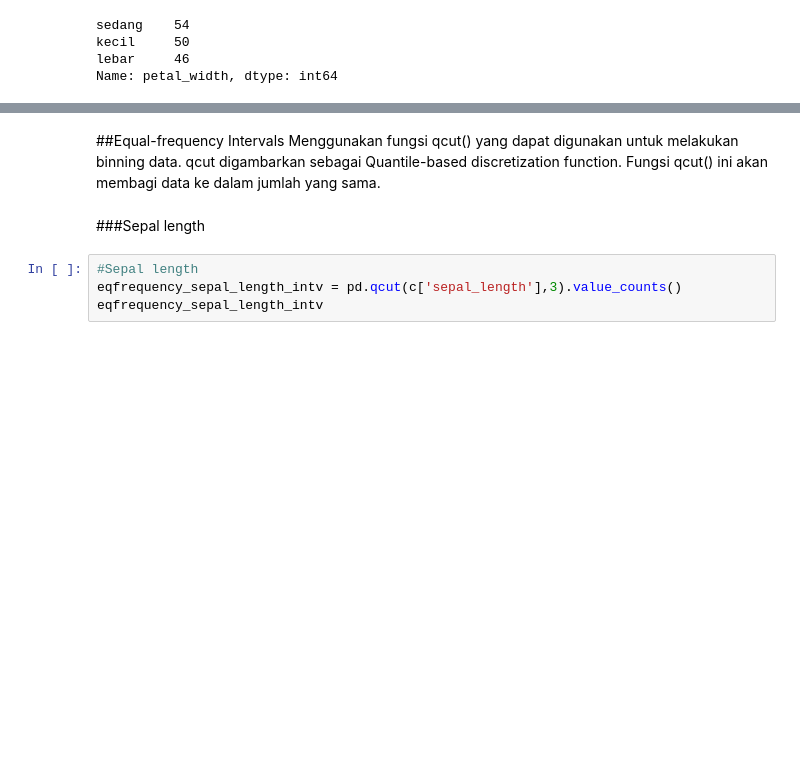
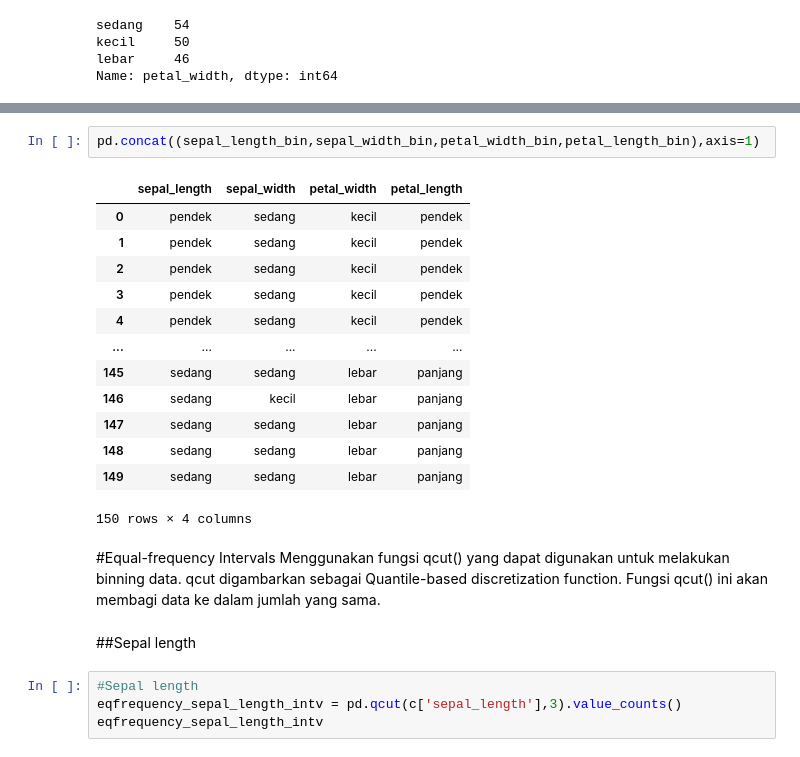
Before and after one commit to Amelia039/datamining, a Jupyter notebook: _sources/tugas2.ipynb, the cells around one changed output, grey strips where cells are left out. Saved outputs shown, nothing was run; the diff lists cells and outputs as text; blank space fills up the shorter version.

```diff
--- a/_sources/tugas2.ipynb
+++ b/_sources/tugas2.ipynb
@@ -211,12 +217,28 @@ pd.concat((c['petal_width'],petal_width_bin),axis=1)
 | 148 | 2.3 | lebar |
 | 149 | 1.8 | lebar |
 150 rows × 2 columns
+# %%
+pd.concat((sepal_length_bin,sepal_width_bin,petal_width_bin,petal_length_bin),axis=1)
+# %% [output]
+|  | sepal_length | sepal_width | petal_width | petal_length |
+| 0 | pendek | sedang | kecil | pendek |
+| 1 | pendek | sedang | kecil | pendek |
+| 2 | pendek | sedang | kecil | pendek |
+| 3 | pendek | sedang | kecil | pendek |
+| 4 | pendek | sedang | kecil | pendek |
+| ... | ... | ... | ... | ... |
+| 145 | sedang | sedang | lebar | panjang |
+| 146 | sedang | kecil | lebar | panjang |
+| 147 | sedang | sedang | lebar | panjang |
+| 148 | sedang | sedang | lebar | panjang |
+| 149 | sedang | sedang | lebar | panjang |
+150 rows × 4 columns
 # %% [markdown]
-##Equal-frequency Intervals
+#Equal-frequency Intervals
 Menggunakan fungsi qcut() yang dapat digunakan untuk melakukan binning data. qcut digambarkan sebagai Quantile-based discretization function.
 Fungsi qcut() ini akan membagi data ke dalam jumlah yang sama.
 # %% [markdown]
-###Sepal length
+##Sepal length
 # %%
 #Sepal length
 eqfrequency_sepal_length_intv = pd.qcut(c['sepal_length'],3).value_counts()
```
Also changed, not shown: parts of 97 cells of this notebook, 26 other files.
